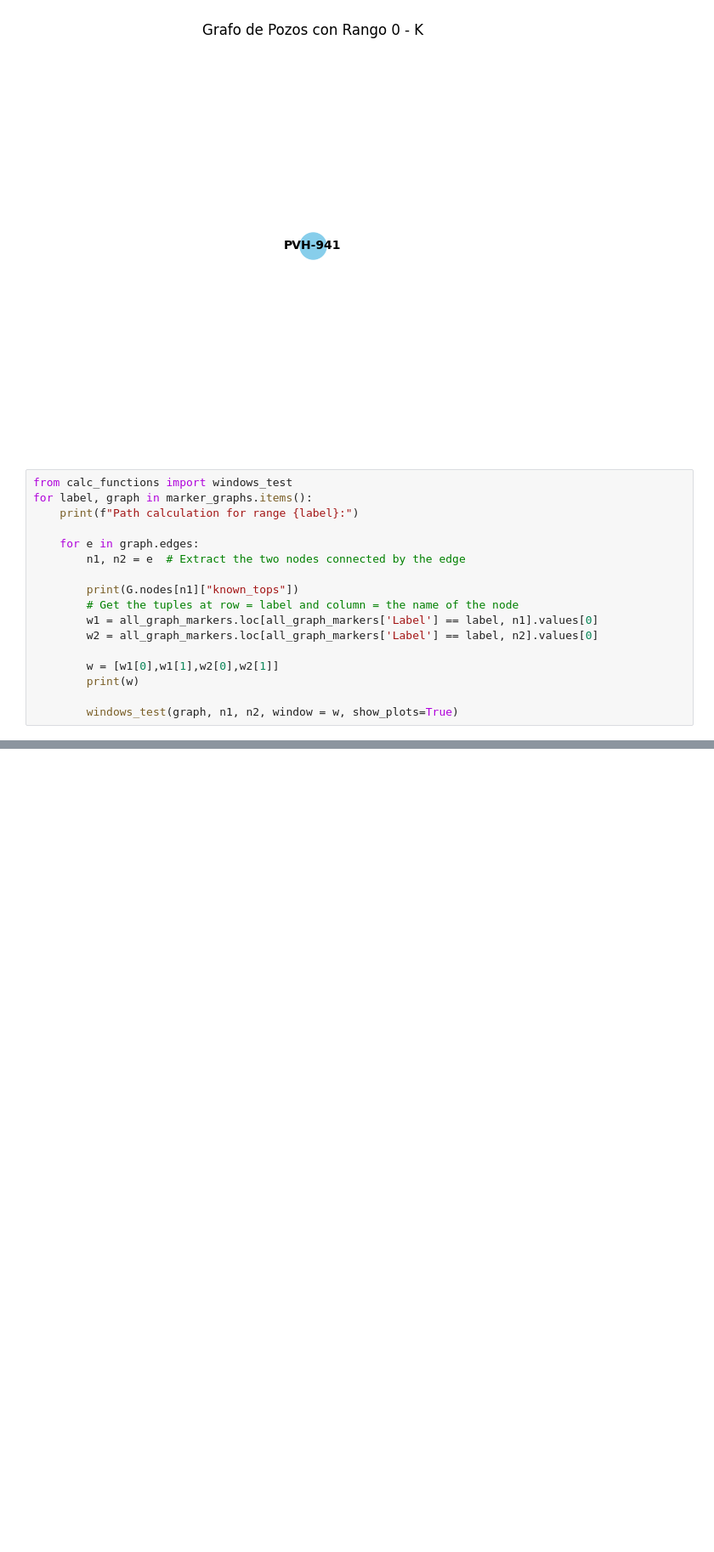
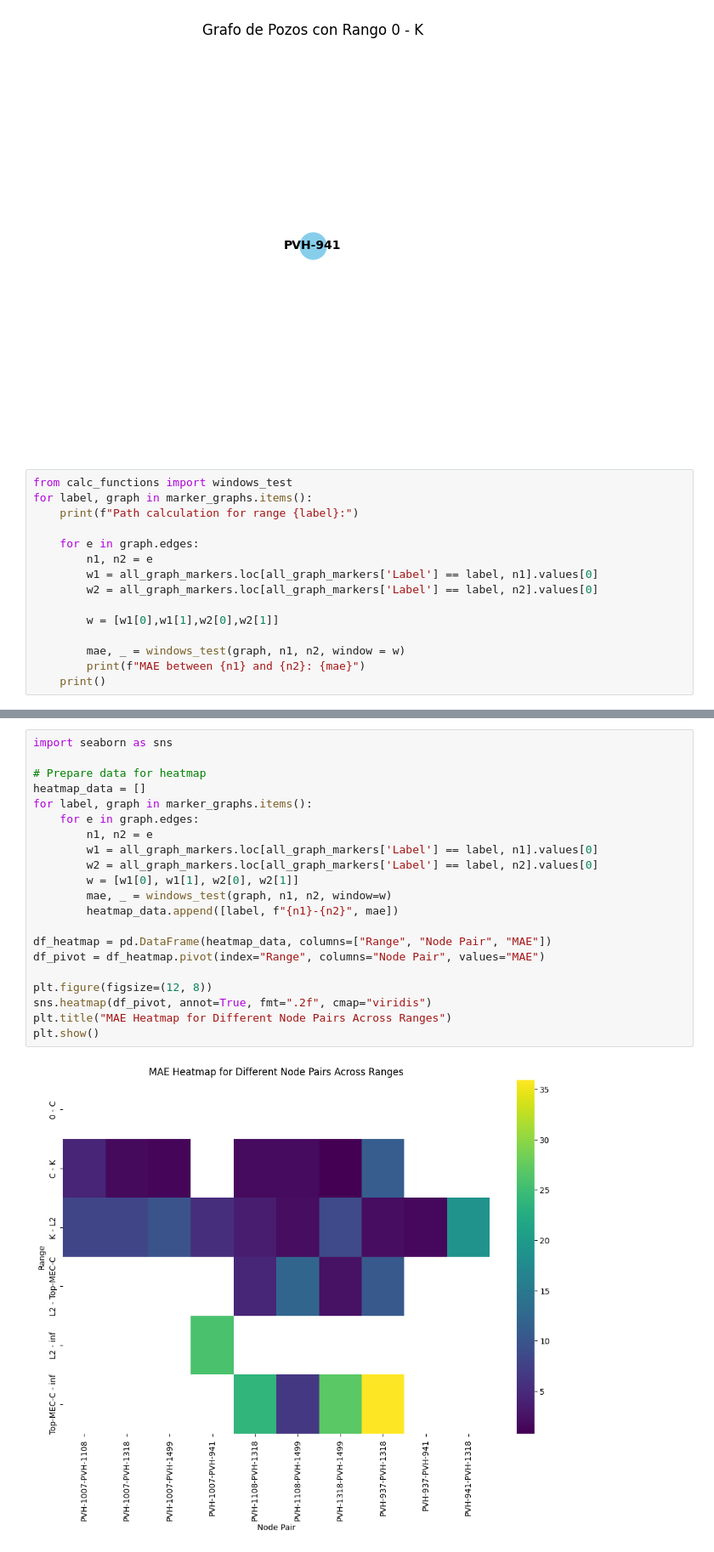
Before and after one commit to scast3/dtw_tool, a Jupyter notebook: markers_optimization.ipynb, the cells around one changed output, grey strips where cells are left out. Shown at 85% size. Cells and saved outputs as stored; diff of their text form; blank space fills up the shorter version.

Commit message:
added visualization to subgraphs

```diff
--- a/markers_optimization.ipynb
+++ b/markers_optimization.ipynb
@@ -108,16 +110,14 @@ for label, graph in marker_graphs.items():
     print(f"Path calculation for range {label}:")
 
     for e in graph.edges:
-        n1, n2 = e  # Extract the two nodes connected by the edge
-
-        print(G.nodes[n1]["known_tops"])
-        # Get the tuples at row = label and column = the name of the node
+        n1, n2 = e
         w1 = all_graph_markers.loc[all_graph_markers['Label'] == label, n1].values[0]
         w2 = all_graph_markers.loc[all_graph_markers['Label'] == label, n2].values[0]
 
         w = [w1[0],w1[1],w2[0],w2[1]]
-        print(w)
 
-        windows_test(graph, n1, n2, window = w, show_plots=True)
+        mae, _ = windows_test(graph, n1, n2, window = w)
+        print(f"MAE between {n1} and {n2}: {mae}")
+    print()
 # %% [output]
 Path calculation for range 0 - C:
@@ -140,0 +140,23 @@ KeyError: 'Present'
+# %%
+import seaborn as sns
+
+# Prepare data for heatmap
+heatmap_data = []
+for label, graph in marker_graphs.items():
+    for e in graph.edges:
+        n1, n2 = e
+        w1 = all_graph_markers.loc[all_graph_markers['Label'] == label, n1].values[0]
+        w2 = all_graph_markers.loc[all_graph_markers['Label'] == label, n2].values[0]
+        w = [w1[0], w1[1], w2[0], w2[1]]
+        mae, _ = windows_test(graph, n1, n2, window=w)
+        heatmap_data.append([label, f"{n1}-{n2}", mae])
+
+df_heatmap = pd.DataFrame(heatmap_data, columns=["Range", "Node Pair", "MAE"])
+df_pivot = df_heatmap.pivot(index="Range", columns="Node Pair", values="MAE")
+
+plt.figure(figsize=(12, 8))
+sns.heatmap(df_pivot, annot=True, fmt=".2f", cmap="viridis")
+plt.title("MAE Heatmap for Different Node Pairs Across Ranges")
+plt.show()
+# %% [output]
+[figure, added]
```
Also changed, not shown: parts of 3 cells of this notebook, 1 other file.
